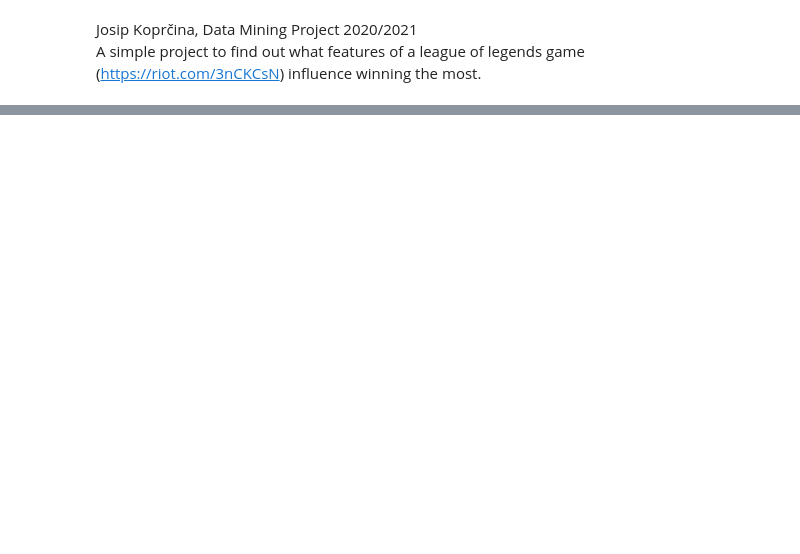
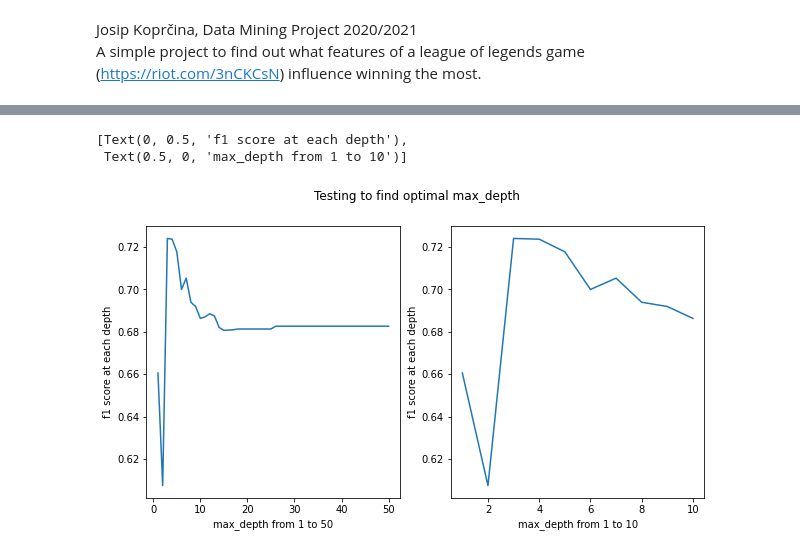
Before and after one commit to jkoprcina/LeagueOfLegendsDataMiningProject, a Jupyter notebook: LeagueOfLegendsDataMining.ipynb, the cells around one changed output, grey strips where cells are left out. Saved outputs shown, nothing was run; the diff lists cells and outputs as text; code cells hidden in the pictures; blank space fills up the shorter version.

```diff
--- a/LeagueOfLegendsDataMining.ipynb
+++ b/LeagueOfLegendsDataMining.ipynb
@@ -62,0 +62,26 @@ weighted avg       0.97      0.97      0.97     65976
+# %%
+# Splitting into random folds and using decision trees
+X_train, X_test, y_train, y_test = train_test_split(X_PCA, y, test_size=0.2)
+
+#Looking for optimal tree max_depth
+f1_score_list = []
+for i in range(50):
+  current_f1 = 0
+  for j in range(100):
+    classifier = DecisionTreeClassifier(min_samples_split=100, max_depth=i+1)
+    classifier.fit(X_train, y_train)
+    y_pred_dt = classifier.predict(X_test)
+    current_f1 += metrics.f1_score(y_test, y_pred_dt)
+  f1_score_list.append(current_f1/100)
+
+#Plotting the results
+fig, axs = plt.subplots(1, 2,figsize=(10,5))
+fig.suptitle("Testing to find optimal max_depth")
+axs[0].plot(range(1,51), f1_score_list)
+axs[1].plot(range(1,11), f1_score_list[:10])
+axs[0].set(xlabel="max_depth from 1 to 50", ylabel="f1 score at each depth")
+axs[1].set(xlabel="max_depth from 1 to 10", ylabel="f1 score at each depth")
+# %% [output]
+[Text(0, 0.5, 'f1 score at each depth'),
+ Text(0.5, 0, 'max_depth from 1 to 10')]
+[figure, added]
```
Also changed, not shown: parts of 15 cells of this notebook, 2 other files.
